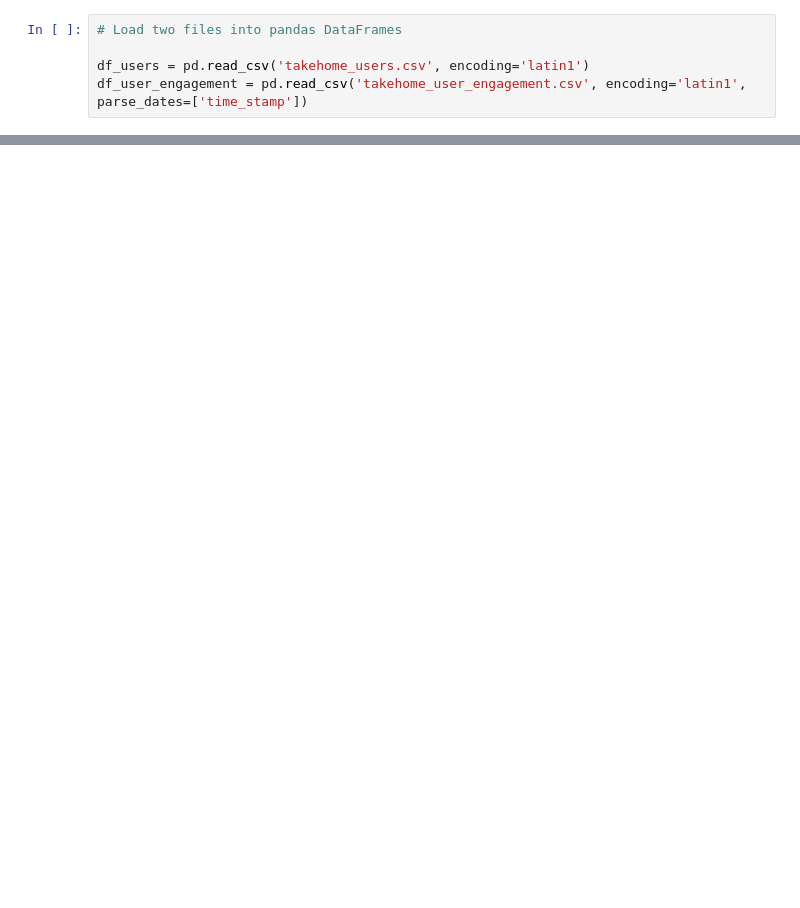
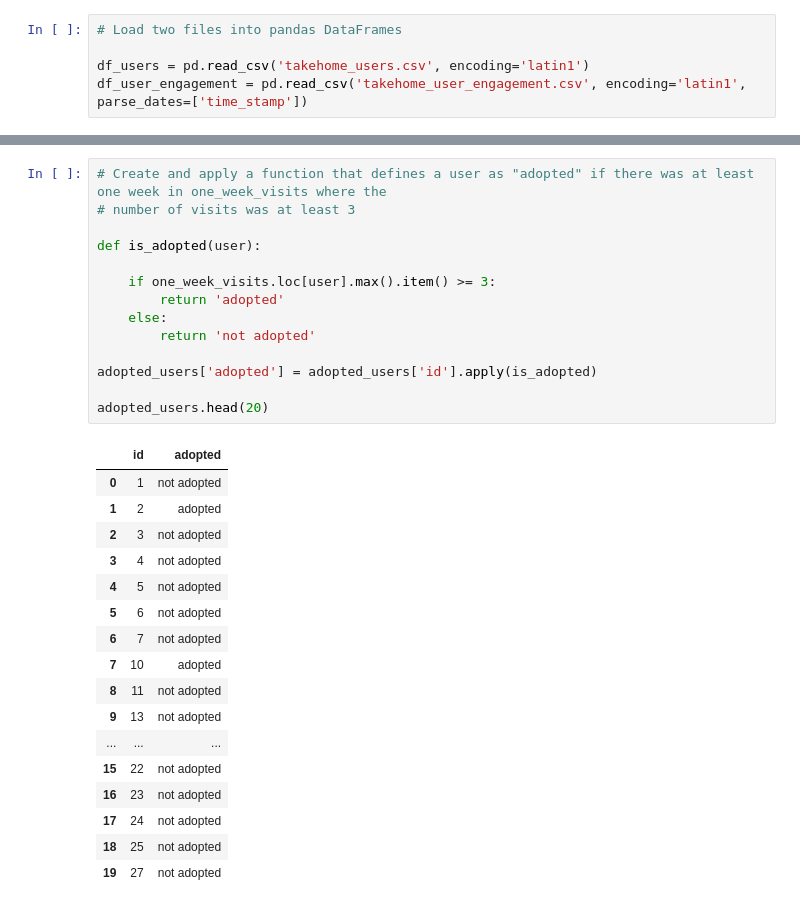
Before and after one commit to taylorcoder/Springboard, a Jupyter notebook: relax.ipynb, the cells around one changed output, grey strips where cells are left out. Saved outputs shown, nothing was run; the diff lists cells and outputs as text; blank space fills up the shorter version.

```diff
--- a/relax.ipynb
+++ b/relax.ipynb
@@ -53,0 +85,32 @@ df_user_engagement
+# %%
+# Create and apply a function that defines a user as "adopted" if there was at least one week in one_week_visits where the
+# number of visits was at least 3
+
+def is_adopted(user):
+
+    if one_week_visits.loc[user].max().item() >= 3:
+        return 'adopted'
+    else:
+        return 'not adopted'
+
+adopted_users['adopted'] = adopted_users['id'].apply(is_adopted)
+
+adopted_users.head(20)
+# %% [output]
+|  | id | adopted |
+| 0 | 1 | not adopted |
+| 1 | 2 | adopted |
+| 2 | 3 | not adopted |
+| 3 | 4 | not adopted |
+| 4 | 5 | not adopted |
+| 5 | 6 | not adopted |
+| 6 | 7 | not adopted |
+| 7 | 10 | adopted |
+| 8 | 11 | not adopted |
+| 9 | 13 | not adopted |
+| ... | ... | ... |
+| 15 | 22 | not adopted |
+| 16 | 23 | not adopted |
+| 17 | 24 | not adopted |
+| 18 | 25 | not adopted |
+| 19 | 27 | not adopted |
```
Also changed, not shown: parts of 31 cells of this notebook.
